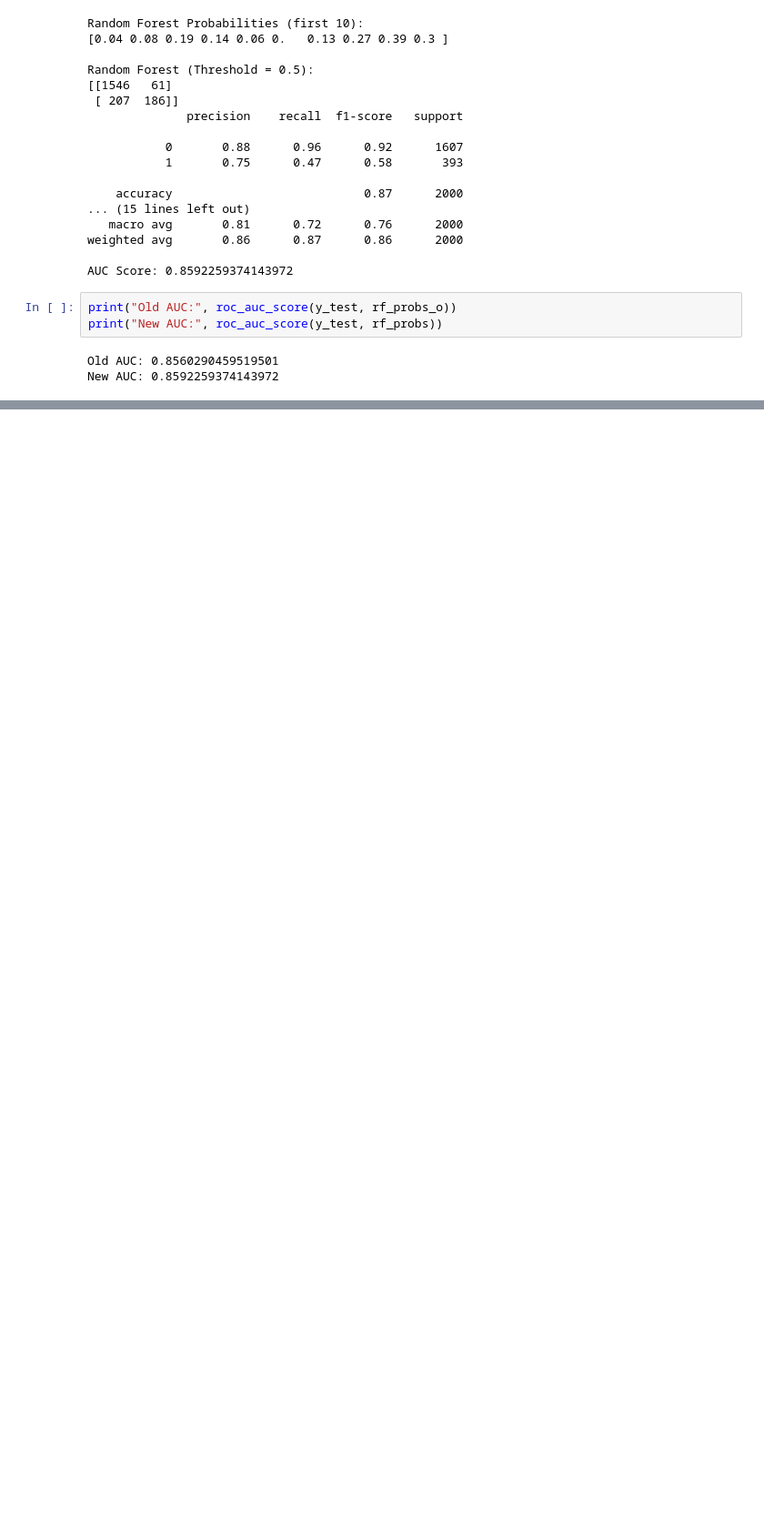
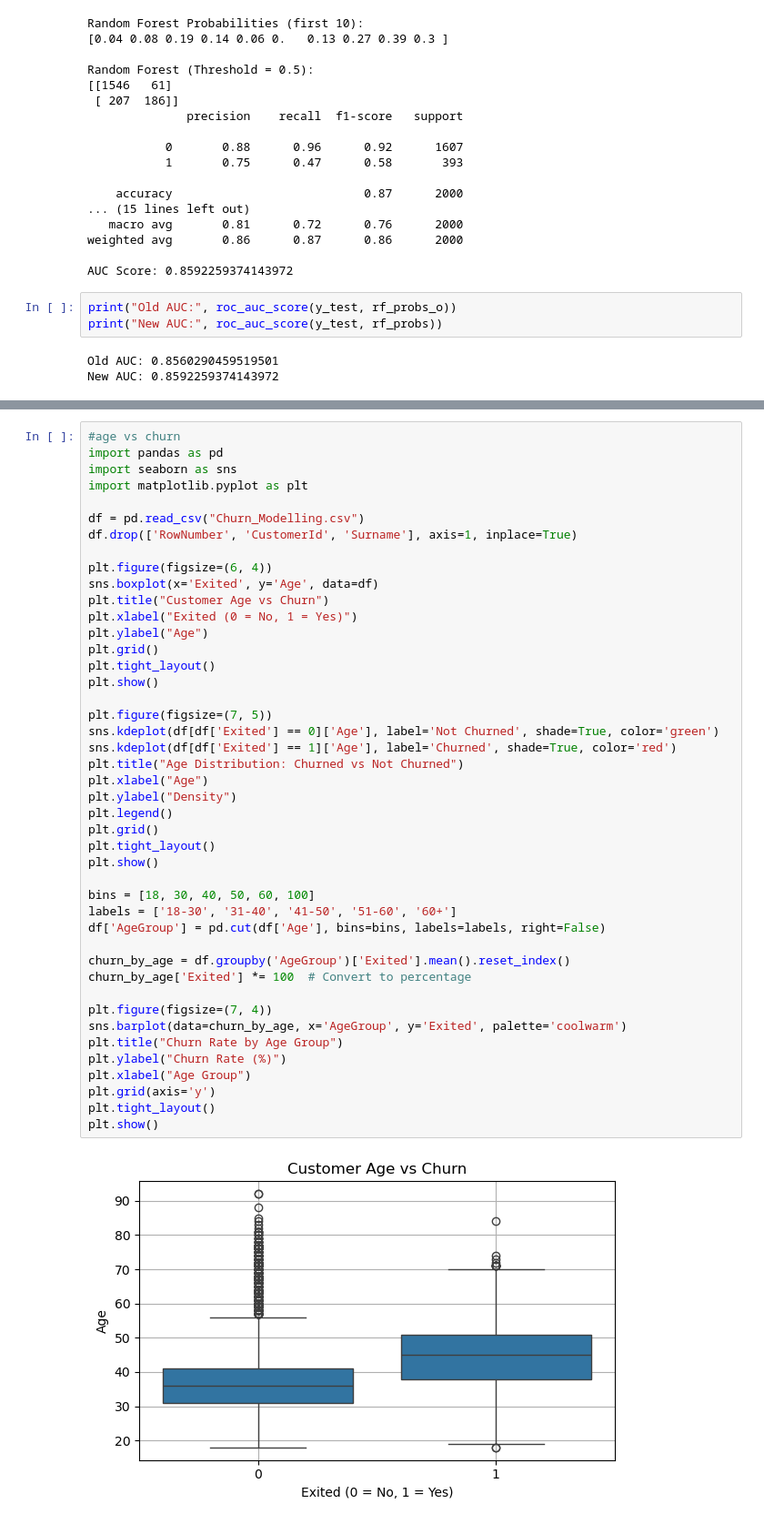
Before and after one commit to muskansohaney/Customer-churn-predictor-at-bank, a Jupyter notebook: churn_rf.ipynb, the cells around one changed output, grey strips where cells are left out. Shown at 91% size. Drawn from its saved outputs; the diff is of its cells as text; blank space fills up the shorter version.

```diff
--- a/churn_rf.ipynb
+++ b/churn_rf.ipynb
@@ -174,0 +213,46 @@ New AUC: 0.8592259374143972
+# %%
+#age vs churn
+import pandas as pd
+import seaborn as sns
+import matplotlib.pyplot as plt
+
+df = pd.read_csv("Churn_Modelling.csv")
+df.drop(['RowNumber', 'CustomerId', 'Surname'], axis=1, inplace=True)
+
+plt.figure(figsize=(6, 4))
+sns.boxplot(x='Exited', y='Age', data=df)
+plt.title("Customer Age vs Churn")
+plt.xlabel("Exited (0 = No, 1 = Yes)")
+plt.ylabel("Age")
+plt.grid()
+plt.tight_layout()
+plt.show()
+
+plt.figure(figsize=(7, 5))
+sns.kdeplot(df[df['Exited'] == 0]['Age'], label='Not Churned', shade=True, color='green')
+sns.kdeplot(df[df['Exited'] == 1]['Age'], label='Churned', shade=True, color='red')
+plt.title("Age Distribution: Churned vs Not Churned")
+plt.xlabel("Age")
+plt.ylabel("Density")
+plt.legend()
+plt.grid()
+plt.tight_layout()
+plt.show()
+
+bins = [18, 30, 40, 50, 60, 100]
+labels = ['18-30', '31-40', '41-50', '51-60', '60+']
+df['AgeGroup'] = pd.cut(df['Age'], bins=bins, labels=labels, right=False)
+
+churn_by_age = df.groupby('AgeGroup')['Exited'].mean().reset_index()
+churn_by_age['Exited'] *= 100  # Convert to percentage
+
+plt.figure(figsize=(7, 4))
+sns.barplot(data=churn_by_age, x='AgeGroup', y='Exited', palette='coolwarm')
+plt.title("Churn Rate by Age Group")
+plt.ylabel("Churn Rate (%)")
+plt.xlabel("Age Group")
+plt.grid(axis='y')
+plt.tight_layout()
+plt.show()
+# %% [output]
+[figure, added]
```
Also changed, not shown: parts of 8 cells of this notebook.
